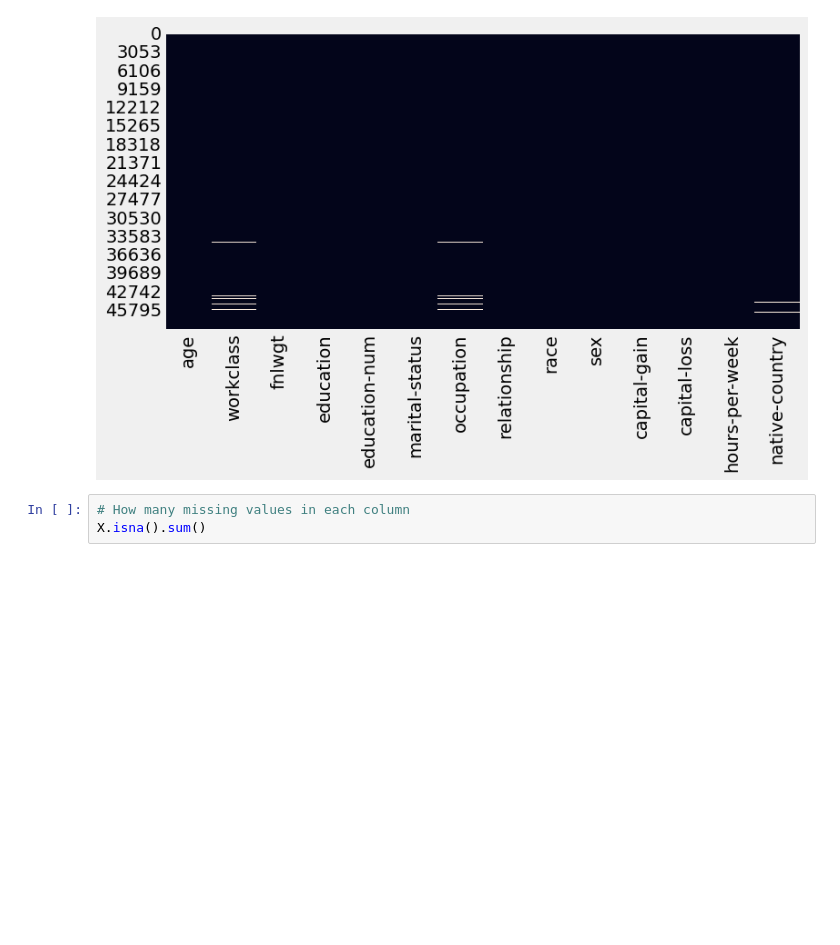
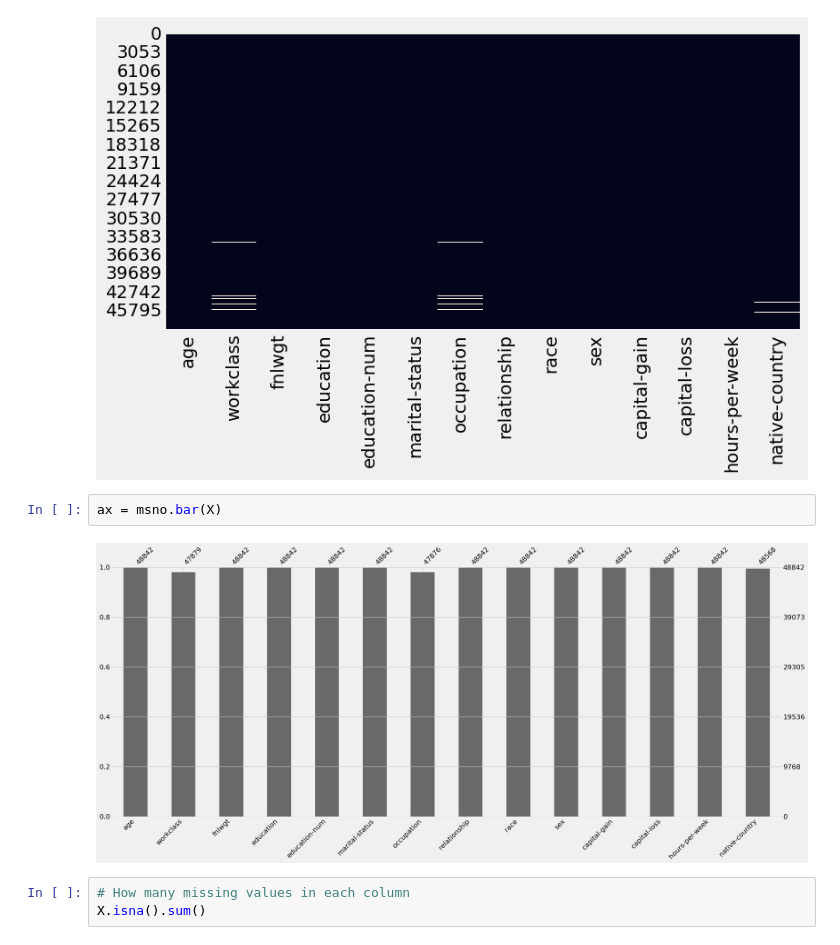
Before and after one commit to jrafei/income-prediction, a Jupyter notebook: notebooks/data_exploration.ipynb, the cells around one changed output. Saved outputs shown, nothing was run; the diff lists cells and outputs as text; blank space fills up the shorter version.

```diff
--- a/notebooks/data_exploration.ipynb
+++ b/notebooks/data_exploration.ipynb
@@ -339,6 +339,10 @@ sns.heatmap(X.isna(), cbar=False)
 plt.show()
 # %% [output]
 [figure]
+# %%
+ax = msno.bar(X)
+# %% [output]
+[figure, added]
 # %%
 # How many missing values in each column
 X.isna().sum()
```
Also changed, not shown: 5 other files.
